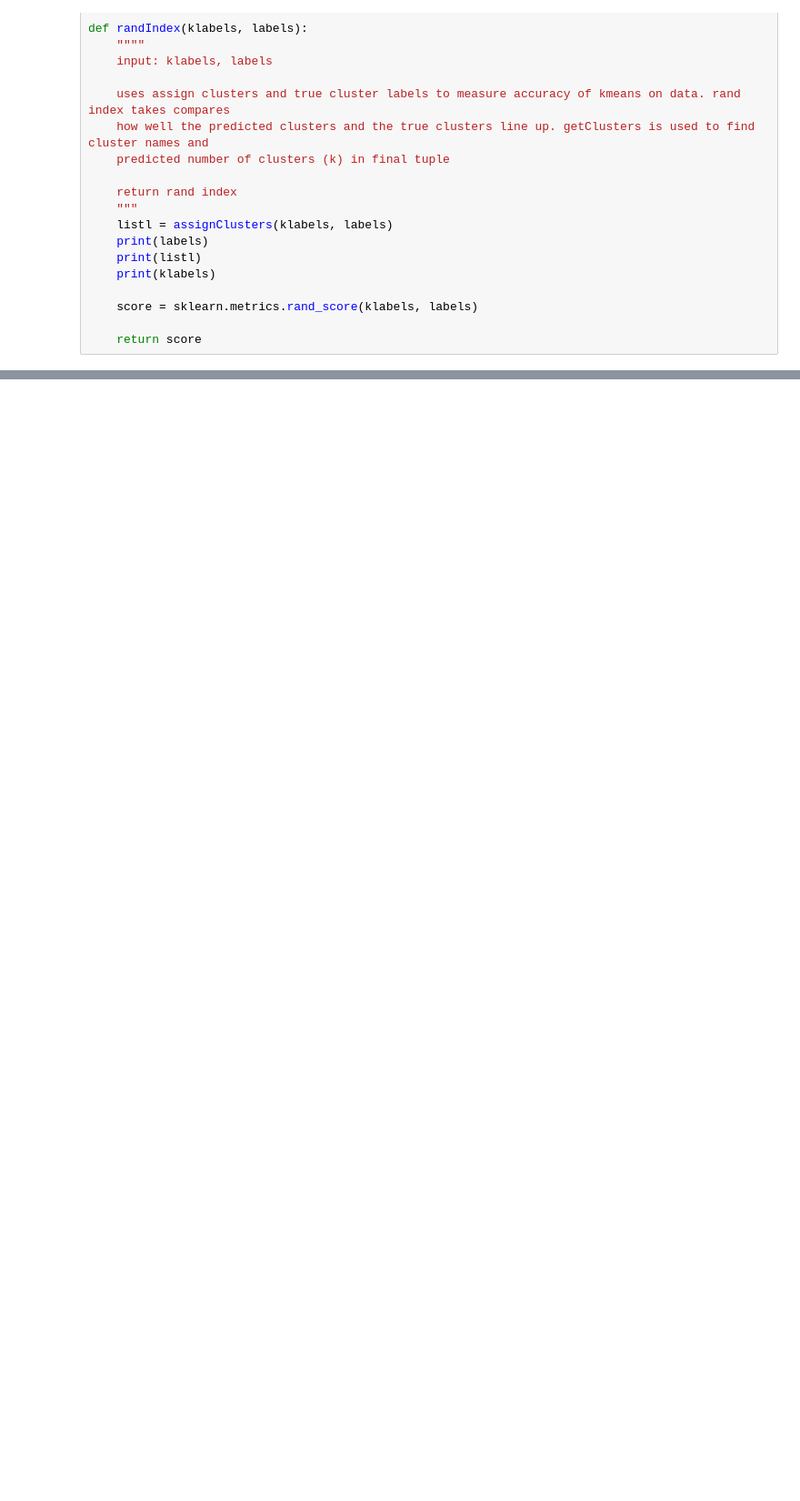
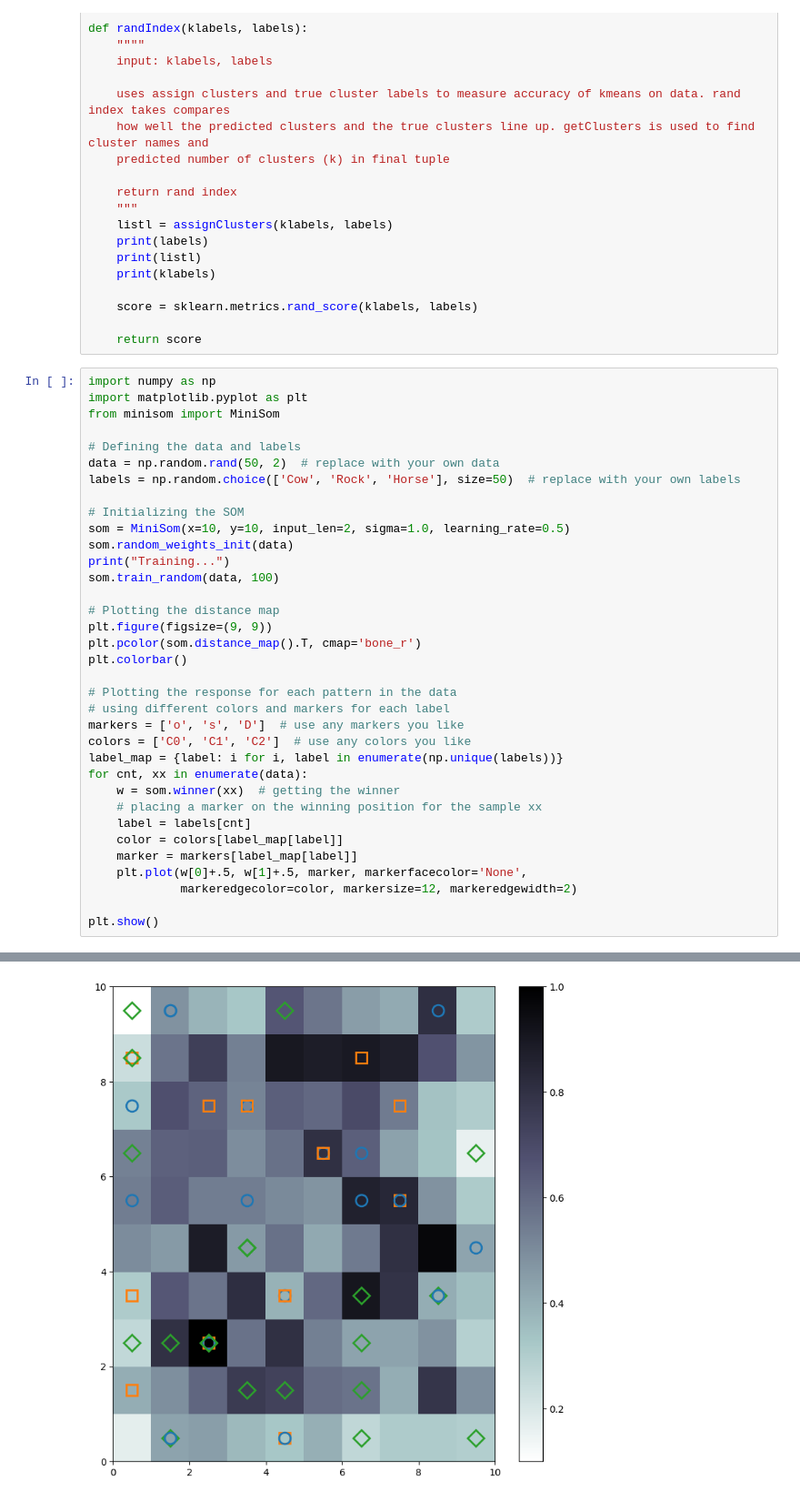
Before and after one commit to 17Aidan/Thesis, a Jupyter notebook: testy ground.ipynb, the cells around one changed output, grey strips where cells are left out. Shown at 91% size. Cells and saved outputs as stored; diff of their text form; blank space fills up the shorter version.

```diff
--- a/testy ground.ipynb
+++ b/testy ground.ipynb
@@ -152,3 +152,39 @@ def randIndex(klabels, labels):
     score = sklearn.metrics.rand_score(klabels, labels)
 
     return score
+# %%
+import numpy as np
+import matplotlib.pyplot as plt
+from minisom import MiniSom
+
+# Defining the data and labels
+data = np.random.rand(50, 2)  # replace with your own data
+labels = np.random.choice(['Cow', 'Rock', 'Horse'], size=50)  # replace with your own labels
+
+# Initializing the SOM
+som = MiniSom(x=10, y=10, input_len=2, sigma=1.0, learning_rate=0.5)
+som.random_weights_init(data)
+print("Training...")
+som.train_random(data, 100)
+
+# Plotting the distance map
+plt.figure(figsize=(9, 9))
+plt.pcolor(som.distance_map().T, cmap='bone_r')
+plt.colorbar()
+
+# Plotting the response for each pattern in the data
+# using different colors and markers for each label
+markers = ['o', 's', 'D']  # use any markers you like
+colors = ['C0', 'C1', 'C2']  # use any colors you like
+label_map = {label: i for i, label in enumerate(np.unique(labels))}
+for cnt, xx in enumerate(data):
+    w = som.winner(xx)  # getting the winner
+    # placing a marker on the winning position for the sample xx
+    label = labels[cnt]
+    color = colors[label_map[label]]
+    marker = markers[label_map[label]]
+    plt.plot(w[0]+.5, w[1]+.5, marker, markerfacecolor='None',
+             markeredgecolor=color, markersize=12, markeredgewidth=2)
+
+plt.show()
+# %% [output]
@@ -154,0 +192 @@ def randIndex(klabels, labels):
+[figure, added]
```
Also changed, not shown: parts of 1 cell of this notebook, 1 other file.
